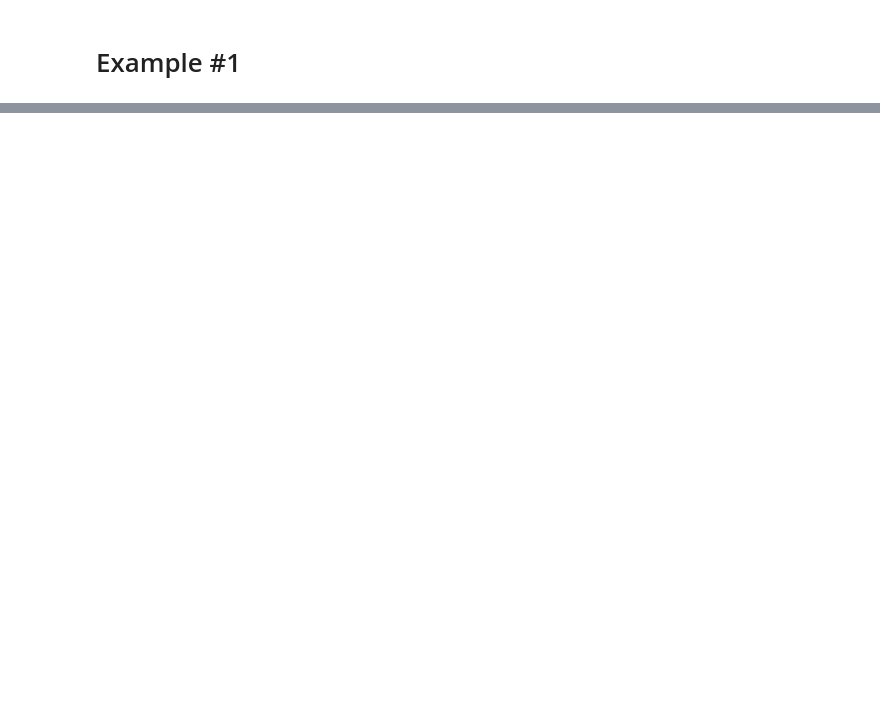
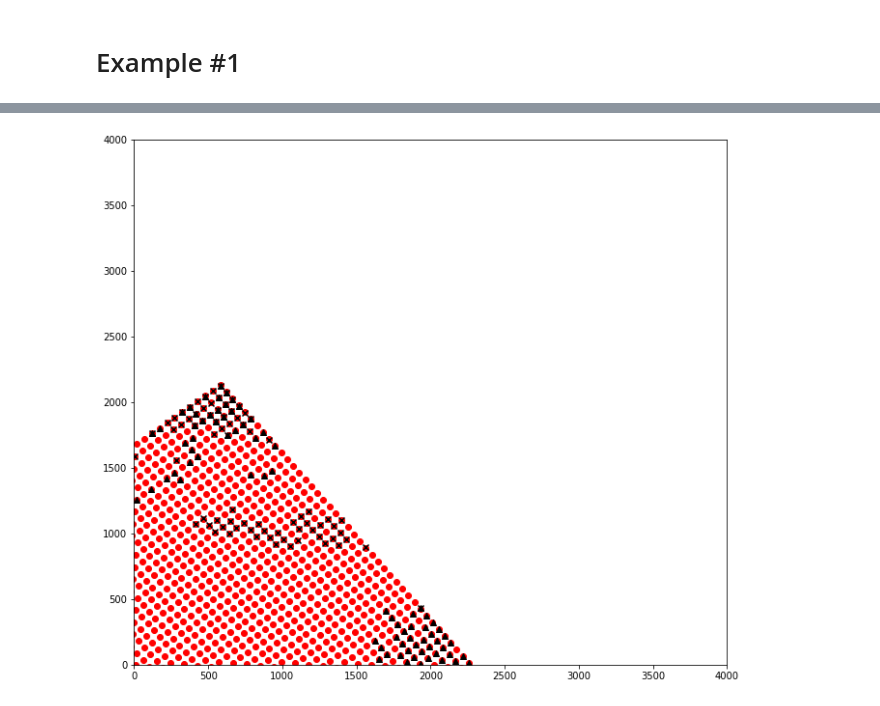
Before and after one commit to Snyder005/mixcoatl, a Jupyter notebook: notebooks/GridSpacingTests.ipynb, the cells around one changed output, grey strips where cells are left out. Cells and saved outputs as stored; diff of their text form; code cells hidden in the pictures; blank space fills up the shorter version.

```diff
--- a/notebooks/GridSpacingTests.ipynb
+++ b/notebooks/GridSpacingTests.ipynb
@@ -85,3 +87,14 @@ plt.savefig("test-"+ str(i) + "-fit.png")
+# %%
+fig, ax = plt.subplots(1, 1, figsize=(11, 10))
+ax.scatter(gX, gY, color='red', marker='o')
+#ax.scatter(gridfit_task.srcX, gridfit_task.srcY, color='blue', marker='x')
+ax.scatter([t[0] for t in outliersX], [t[1] for t in outliersX], color='k', marker='^')
+ax.scatter([t[0] for t in outliersY], [t[1] for t in outliersY], color='k', marker='x')
+ax.set_xlim(0,4000)
+ax.set_ylim(0,4000)
+plt.savefig("test-" + str(i) + ".png")
+# %% [output]
+[figure, added]
 # %%
 import matplotlib.cm as cm
 residualsX = np.asarray(residualsX)
```
Also changed, not shown: parts of 5 cells of this notebook, 3 other files.
